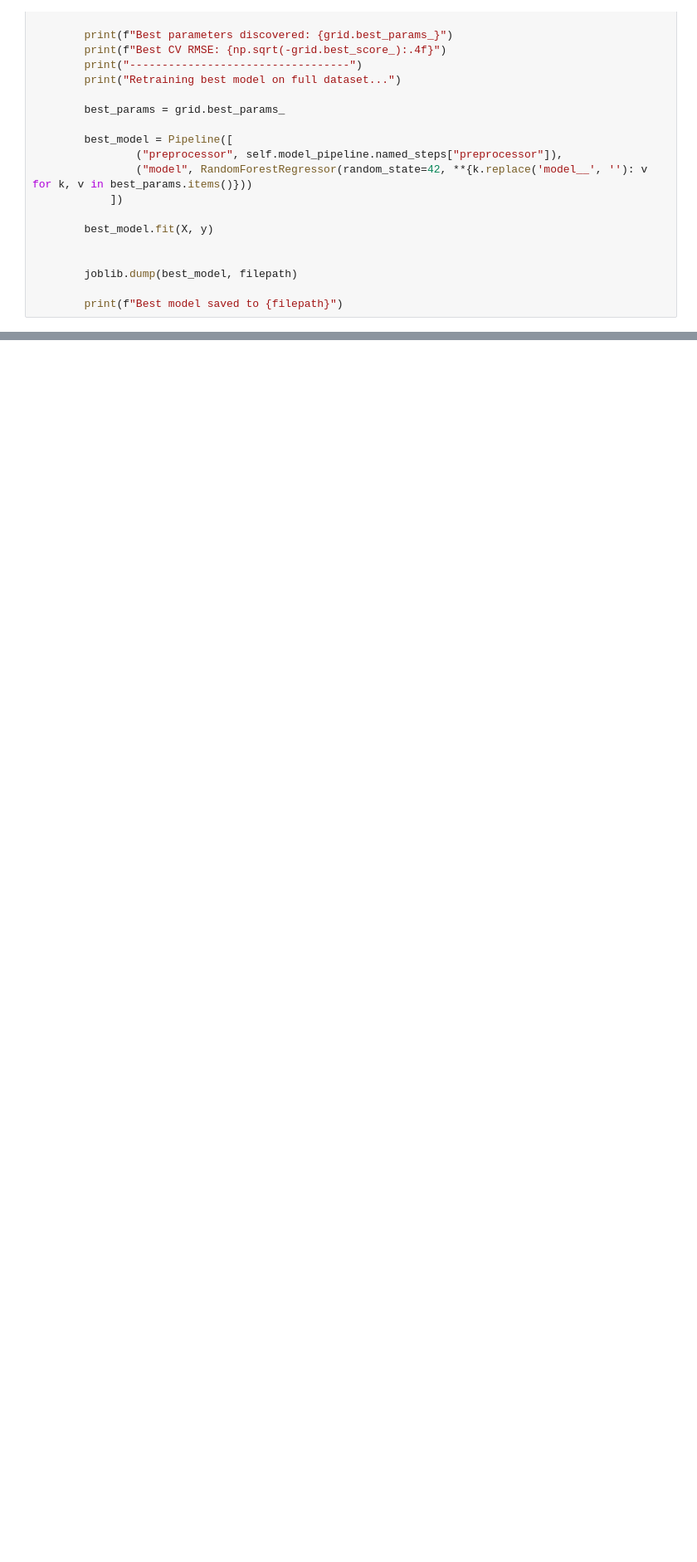
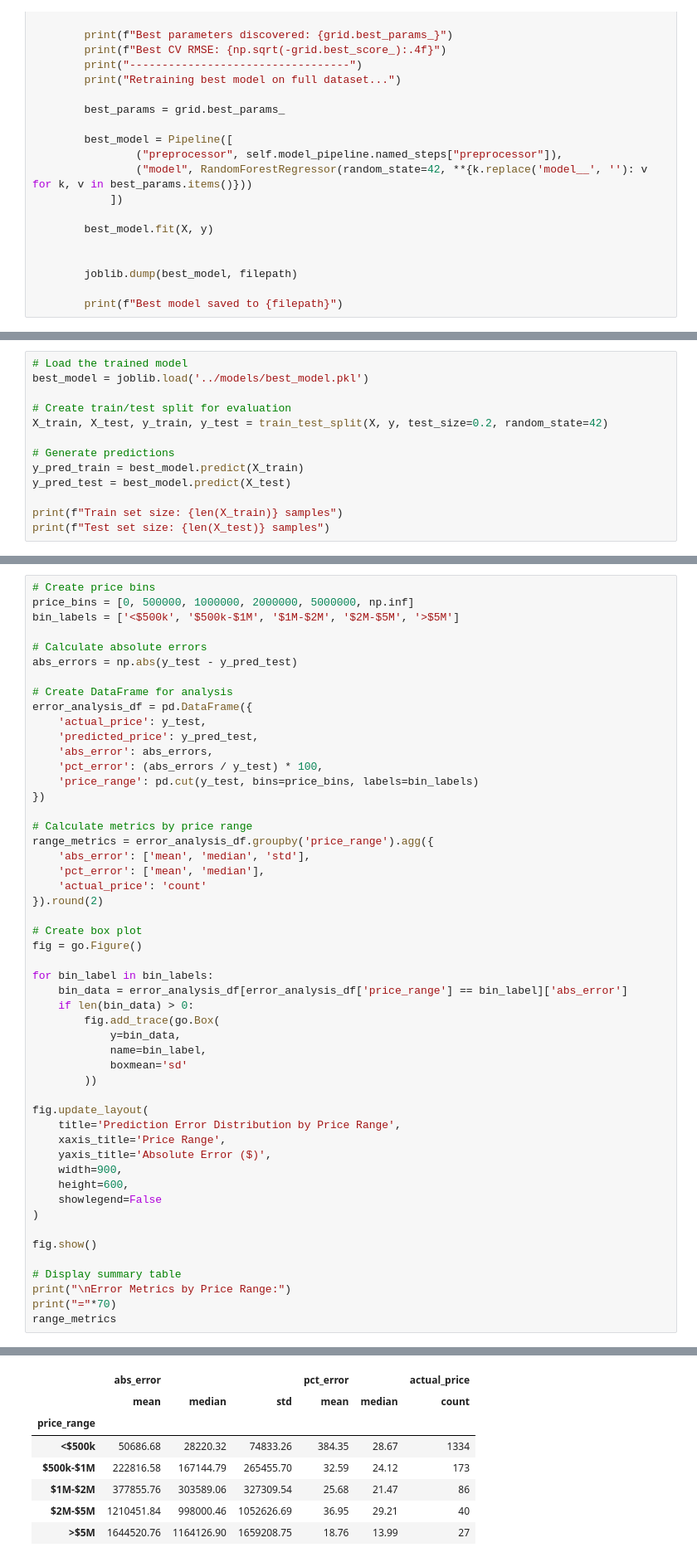
Before and after one commit to cwhitz/solar-capex-estimator, a Jupyter notebook: notebooks/Model_Development.ipynb, the cells around one changed output, grey strips where cells are left out. Shown at 83% size. Cells and saved outputs as stored; diff of their text form; blank space fills up the shorter version.

Commit message:
Adding model trainer class

```diff
--- a/notebooks/Model_Development.ipynb
+++ b/notebooks/Model_Development.ipynb
@@ -860,0 +919,13 @@ Best model saved to ../models/best_model.pkl
+# %%
+# Load the trained model
+best_model = joblib.load('../models/best_model.pkl')
+
+# Create train/test split for evaluation
+X_train, X_test, y_train, y_test = train_test_split(X, y, test_size=0.2, random_state=42)
+
+# Generate predictions
+y_pred_train = best_model.predict(X_train)
+y_pred_test = best_model.predict(X_test)
+
+print(f"Train set size: {len(X_train)} samples")
+print(f"Test set size: {len(X_test)} samples")
@@ -860,0 +1153,52 @@ Best model saved to ../models/best_model.pkl
+# %%
+# Create price bins
+price_bins = [0, 500000, 1000000, 2000000, 5000000, np.inf]
+bin_labels = ['<$500k', '$500k-$1M', '$1M-$2M', '$2M-$5M', '>$5M']
+
+# Calculate absolute errors
+abs_errors = np.abs(y_test - y_pred_test)
+
+# Create DataFrame for analysis
+error_analysis_df = pd.DataFrame({
+    'actual_price': y_test,
+    'predicted_price': y_pred_test,
+    'abs_error': abs_errors,
+    'pct_error': (abs_errors / y_test) * 100,
+    'price_range': pd.cut(y_test, bins=price_bins, labels=bin_labels)
+})
+
+# Calculate metrics by price range
+range_metrics = error_analysis_df.groupby('price_range').agg({
+    'abs_error': ['mean', 'median', 'std'],
+    'pct_error': ['mean', 'median'],
+    'actual_price': 'count'
+}).round(2)
+
+# Create box plot
+fig = go.Figure()
+
+for bin_label in bin_labels:
+    bin_data = error_analysis_df[error_analysis_df['price_range'] == bin_label]['abs_error']
+    if len(bin_data) > 0:
+        fig.add_trace(go.Box(
+            y=bin_data,
+            name=bin_label,
+            boxmean='sd'
+        ))
+
+fig.update_layout(
+    title='Prediction Error Distribution by Price Range',
+    xaxis_title='Price Range',
+    yaxis_title='Absolute Error ($)',
+    width=900,
+    height=600,
+    showlegend=False
+)
+
+fig.show()
+
+# Display summary table
+print("\nError Metrics by Price Range:")
+print("="*70)
+range_metrics
+# %% [output]
@@ -860,0 +1208,8 @@ Best model saved to ../models/best_model.pkl
+|  | abs_error |  |  | pct_error |  | actual_price |
+|  | mean | median | std | mean | median | count |
+| price_range |  |  |  |  |  |  |
+| <$500k | 50686.68 | 28220.32 | 74833.26 | 384.35 | 28.67 | 1334 |
+| $500k-$1M | 222816.58 | 167144.79 | 265455.70 | 32.59 | 24.12 | 173 |
+| $1M-$2M | 377855.76 | 303589.06 | 327309.54 | 25.68 | 21.47 | 86 |
+| $2M-$5M | 1210451.84 | 998000.46 | 1052626.69 | 36.95 | 29.21 | 40 |
+| >$5M | 1644520.76 | 1164126.90 | 1659208.75 | 18.76 | 13.99 | 27 |
```
Also changed, not shown: parts of 21 cells of this notebook, 1 other file.
